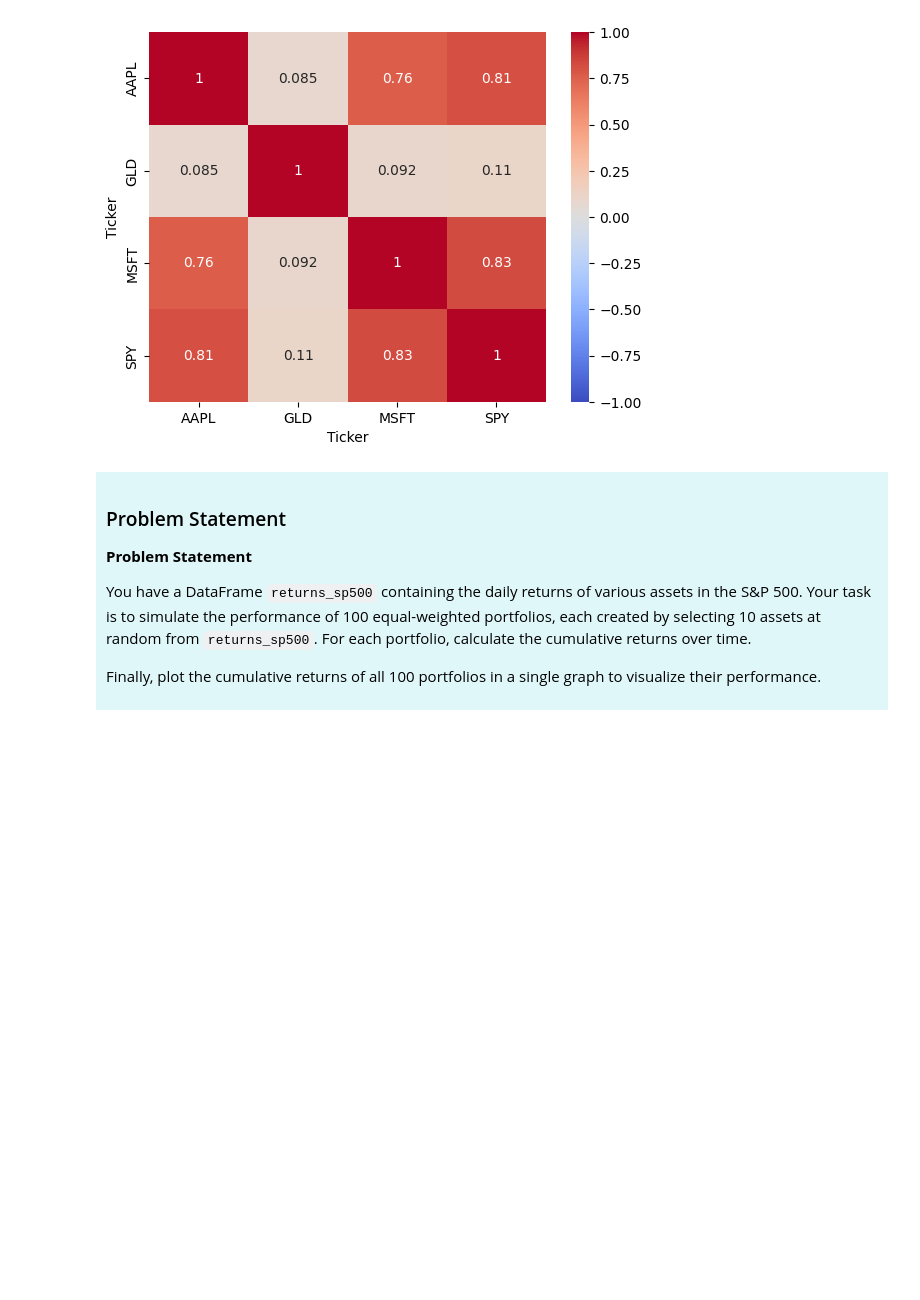
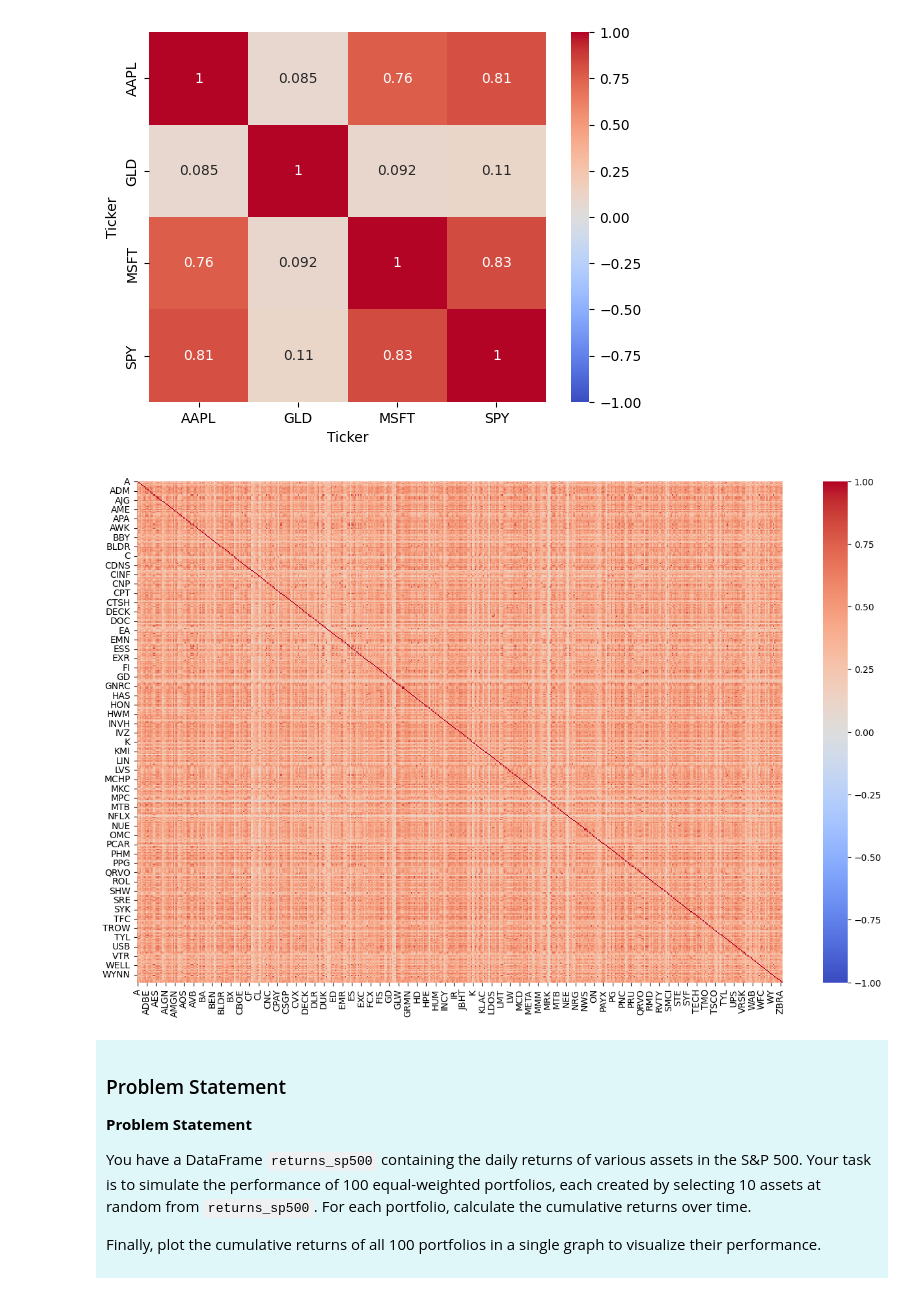
Before and after one commit to alfonso-santos/finanzas-tecnologia-practicas, a Jupyter notebook: src_soluciones/02_01_Calculos_iniciales_de_carteras_soluciones.ipynb, the cells around one changed output. Saved outputs shown, nothing was run; the diff lists cells and outputs as text; code cells hidden in the pictures; blank space fills up the shorter version.

```diff
--- a/src_soluciones/02_01_Calculos_iniciales_de_carteras_soluciones.ipynb
+++ b/src_soluciones/02_01_Calculos_iniciales_de_carteras_soluciones.ipynb
@@ -1197,6 +1187,17 @@ sns.heatmap(corr, annot=True, cmap="coolwarm", vmin=-1, vmax=1)
 plt.show()
 # %% [output]
 [figure]
+# %%
+import seaborn as sns
+
+corr_500 = returns_sp500.corr()
+
+plt.figure(figsize=(16, 10))
+
+sns.heatmap(corr_500, cmap="coolwarm", vmin=-1, vmax=1)
+plt.show()
+# %% [output]
+[figure, added]
 # %% [markdown]
 <div Style = "background-color: #e0f7fa; padding: 10px;">
 
```
Also changed, not shown: parts of 20 cells of this notebook, 1 other file.
